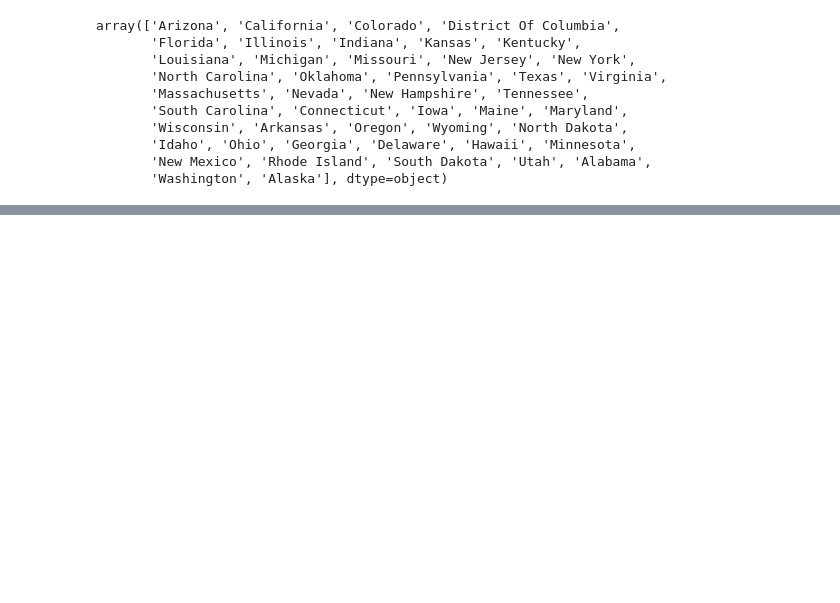
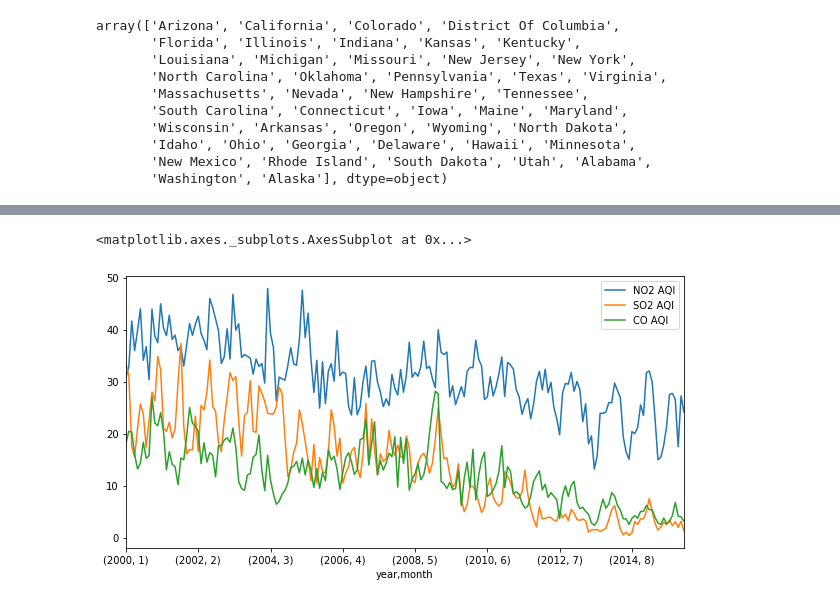
Before and after one commit to sachsjohn/Project_1_Pollution, a Jupyter notebook: Pollution Data.ipynb, the cells around one changed output, grey strips where cells are left out. Saved outputs shown, nothing was run; the diff lists cells and outputs as text; code cells hidden in the pictures; blank space fills up the shorter version.

```diff
--- a/Pollution Data.ipynb
+++ b/Pollution Data.ipynb
@@ -141,0 +187,14 @@ state_CO_data.sort_values('CO AQI', ascending=False)
+# %%
+# Separating the Louisiana data
+la = df[df.State=='District Of Columbia'][["NO2 AQI","SO2 AQI","CO AQI","Date Local","year","month"
+                   ]]
+wy = df[df.State=='Kansas'][["NO2 AQI","SO2 AQI","CO AQI","Date Local","year","month"
+                   ]]
+us = df[["NO2 AQI","SO2 AQI","CO AQI","O3 AQI","Date Local","year","month"
+                   ]]
+# %%
+lamean = la.groupby(['year','month']).mean()
+lamean.plot(figsize=(10,5))
+# %% [output]
+<matplotlib.axes._subplots.AxesSubplot at 0x...>
+[figure, added]
```
Also changed, not shown: parts of 12 cells of this notebook.
